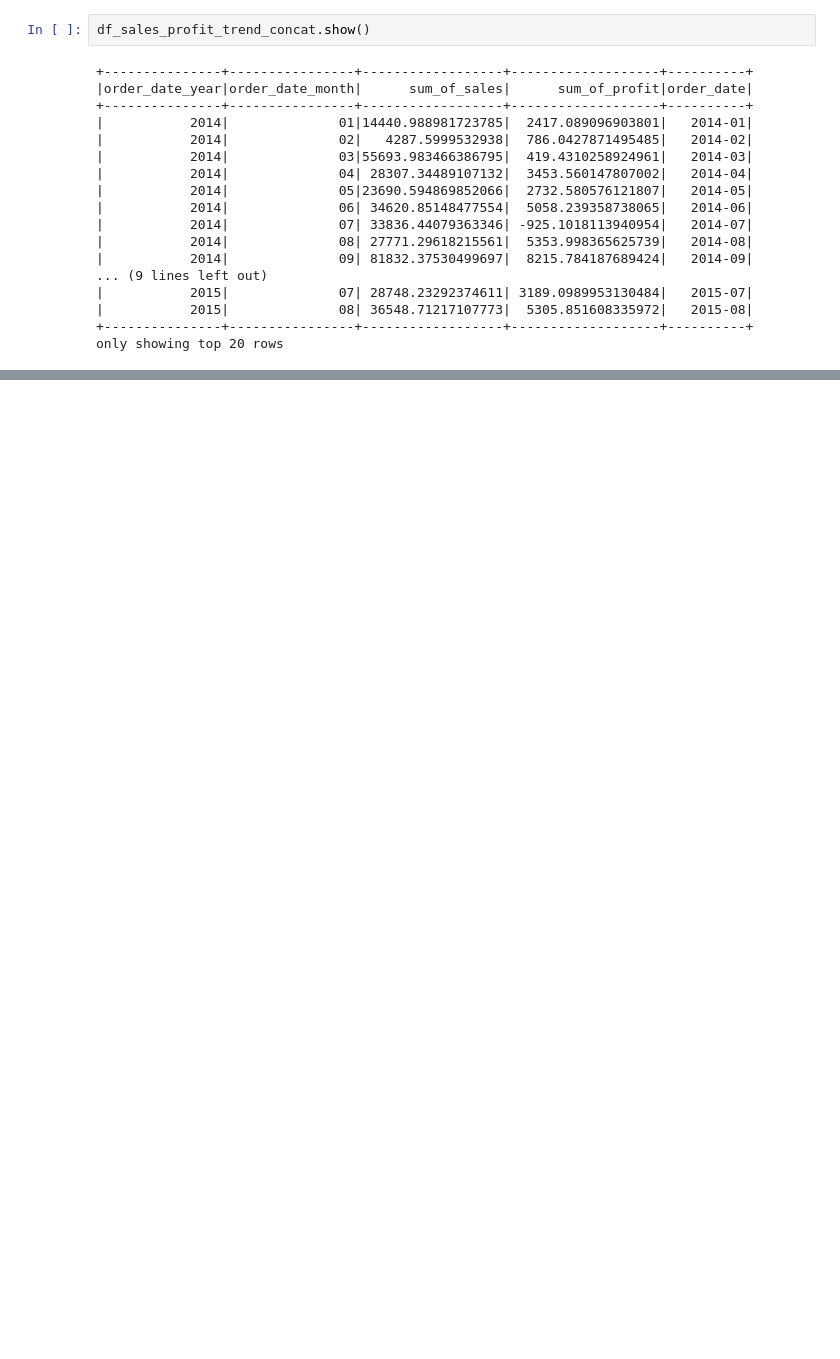
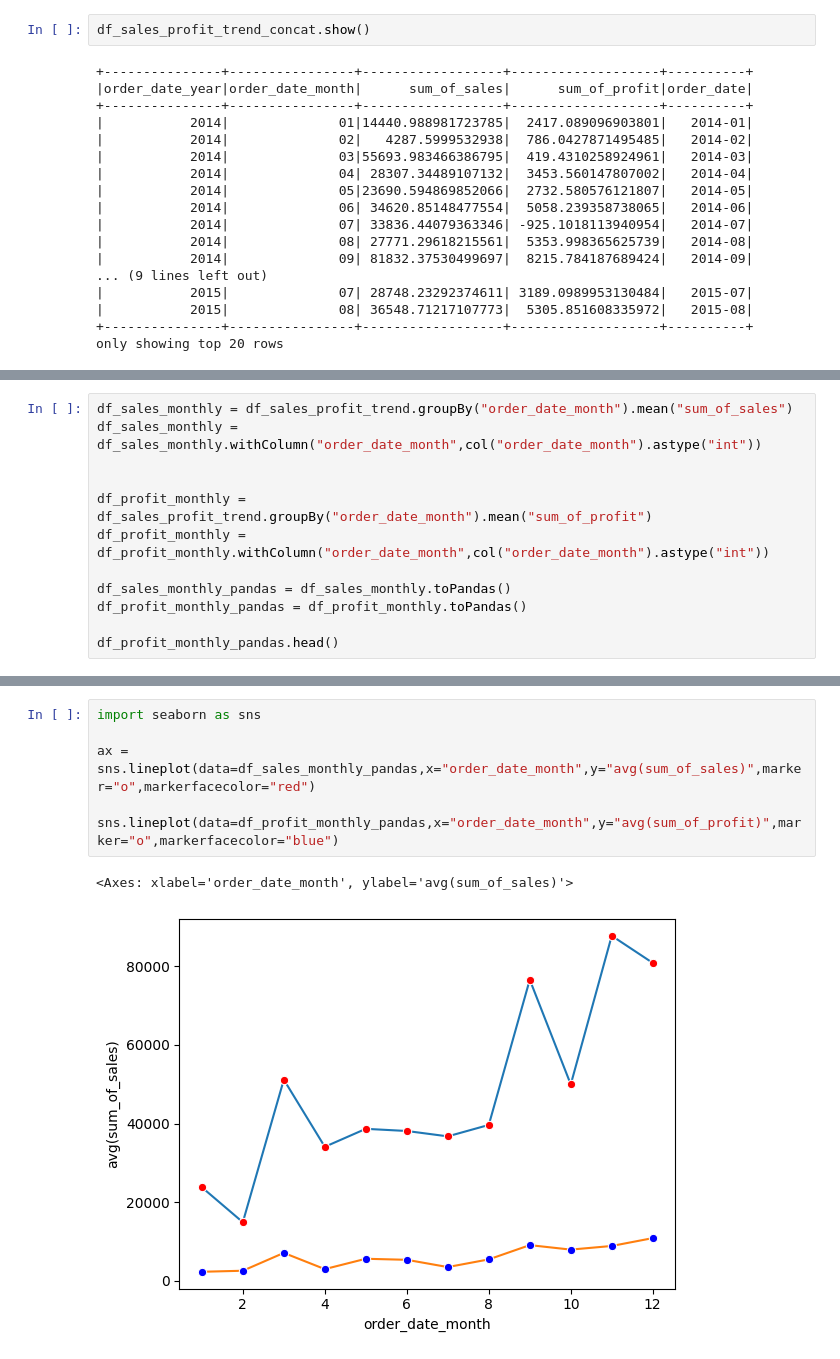
Before and after one commit to amithvardhan99/misc, a Jupyter notebook: PySpark Practice/notebook.ipynb, the cells around one changed output, grey strips where cells are left out. Saved outputs shown, nothing was run; the diff lists cells and outputs as text; blank space fills up the shorter version.

```diff
--- a/PySpark Practice/notebook.ipynb
+++ b/PySpark Practice/notebook.ipynb
@@ -2042,0 +2041,12 @@ df_sales_profit_trend_concat_pandas.head()
+# %%
+df_sales_monthly = df_sales_profit_trend.groupBy("order_date_month").mean("sum_of_sales")
+df_sales_monthly = df_sales_monthly.withColumn("order_date_month",col("order_date_month").astype("int"))
+
+
+df_profit_monthly = df_sales_profit_trend.groupBy("order_date_month").mean("sum_of_profit")
+df_profit_monthly = df_profit_monthly.withColumn("order_date_month",col("order_date_month").astype("int"))
+
+df_sales_monthly_pandas = df_sales_monthly.toPandas()
+df_profit_monthly_pandas = df_profit_monthly.toPandas()
+
+df_profit_monthly_pandas.head()
@@ -2042,0 +2060,9 @@ df_sales_profit_trend_concat_pandas.head()
+# %%
+import seaborn as sns
+
+ax = sns.lineplot(data=df_sales_monthly_pandas,x="order_date_month",y="avg(sum_of_sales)",marker="o",markerfacecolor="red")
+
+sns.lineplot(data=df_profit_monthly_pandas,x="order_date_month",y="avg(sum_of_profit)",marker="o",markerfacecolor="blue")
+# %% [output]
+<Axes: xlabel='order_date_month', ylabel='avg(sum_of_sales)'>
+[figure, added]
```
Also changed, not shown: parts of 9 cells of this notebook, 1 other file.
